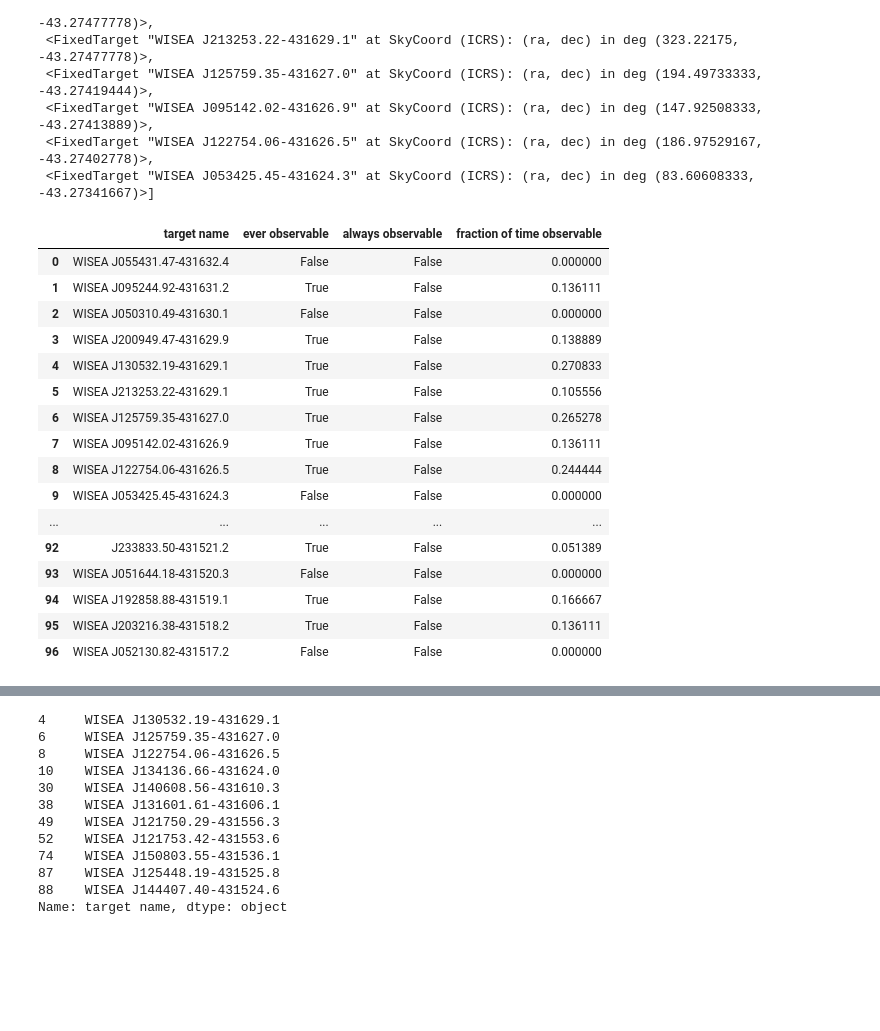
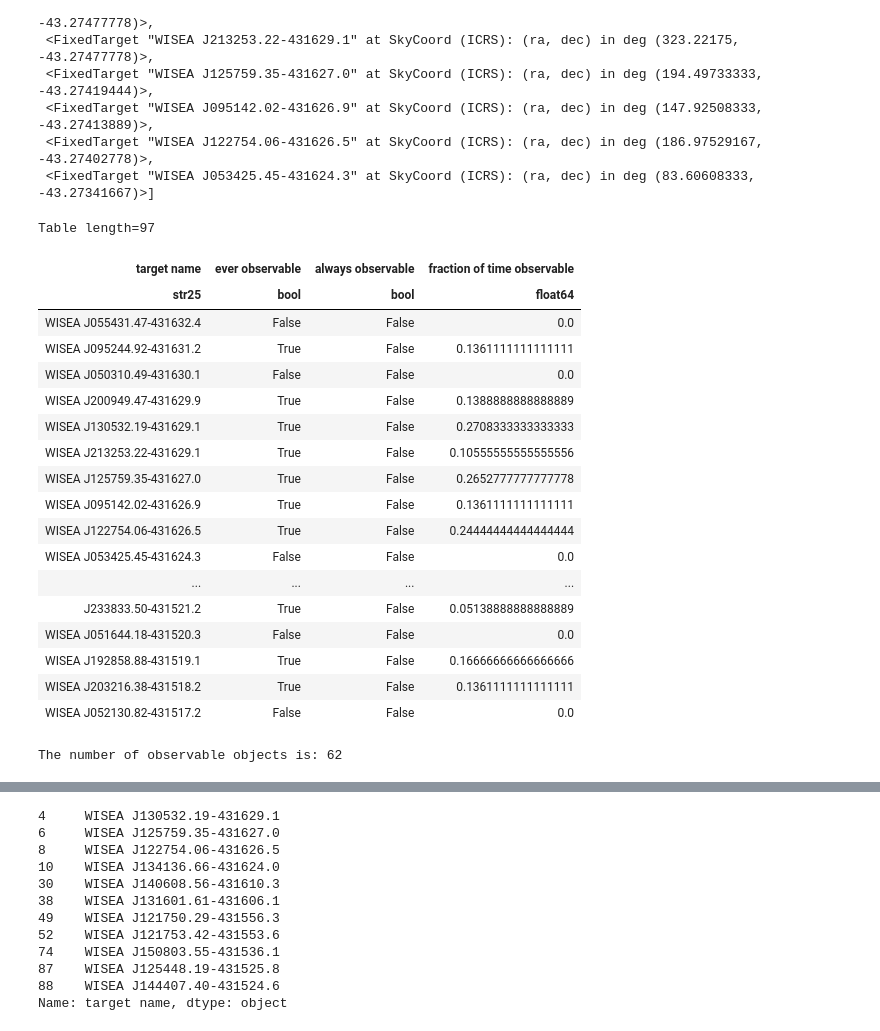
Before and after one commit to mcedillstein/Navigating_Night_Sky, a Jupyter notebook: Mercedes and Joseph Navigating the Night Sky.ipynb, the cells around one changed output, grey strips where cells are left out. Cells and saved outputs as stored; diff of their text form; code cells hidden in the pictures; blank space fills up the shorter version.

```diff
--- a/Mercedes and Joseph Navigating the Night Sky.ipynb
+++ b/Mercedes and Joseph Navigating the Night Sky.ipynb
@@ -65,35 +68,42 @@ from astropy.table import Table
 from astroplan import is_observable, is_always_observable, months_observable
 from astroplan.utils import time_grid_from_range
 # %%
+# Now we are going to make a mask of constraining factors that we will fit into our observing table to rule out
+# any objects that won't be observable during our observing window.
+constraints=[AirmassConstraint(1.5), AtNightConstraint.twilight_astronomical(), MoonSeparationConstraint(35*u.deg)]
 
-constraints = [AirmassConstraint(1.5), AtNightConstraint.twilight_astronomical(), MoonSeparationConstraint(35*u.deg)]
-
+# Now we will define our observing time window.
 beginning=Time(['2019-05-15'])
 end=Time(['2019-05-30'])
 
 window_range=[beginning, end]
 window_time_grid=time_grid_from_range(window_range)
 observation_range=Time(['2019-05-15','2019-05-30'])
 
 observing_table=observability_table(constraints, dupont, targets, time_range=observation_range)
-pd.set_option('display.max_rows', 100)
-observing_table1=observing_table.to_pandas()
-observing_table1
+observing_table
 # %% [output]
+Table length=97
-|  | target name | ever observable | always observable | fraction of time observable |
-| 0 | WISEA J055431.47-431632.4 | False | False | 0.000000 |
-| 1 | WISEA J095244.92-431631.2 | True | False | 0.136111 |
-| 2 | WISEA J050310.49-431630.1 | False | False | 0.000000 |
-| 3 | WISEA J200949.47-431629.9 | True | False | 0.138889 |
-| 4 | WISEA J130532.19-431629.1 | True | False | 0.270833 |
-| 5 | WISEA J213253.22-431629.1 | True | False | 0.105556 |
-| 6 | WISEA J125759.35-431627.0 | True | False | 0.265278 |
-| 7 | WISEA J095142.02-431626.9 | True | False | 0.136111 |
-| 8 | WISEA J122754.06-431626.5 | True | False | 0.244444 |
-| 9 | WISEA J053425.45-431624.3 | False | False | 0.000000 |
-| ... | ... | ... | ... | ... |
-| 92 | J233833.50-431521.2 | True | False | 0.051389 |
-| 93 | WISEA J051644.18-431520.3 | False | False | 0.000000 |
-| 94 | WISEA J192858.88-431519.1 | True | False | 0.166667 |
-| 95 | WISEA J203216.38-431518.2 | True | False | 0.136111 |
-| 96 | WISEA J052130.82-431517.2 | False | False | 0.000000 |
+| target name | ever observable | always observable | fraction of time observable |
+| str25 | bool | bool | float64 |
+| WISEA J055431.47-431632.4 | False | False | 0.0 |
+| WISEA J095244.92-431631.2 | True | False | 0.1361111111111111 |
+| WISEA J050310.49-431630.1 | False | False | 0.0 |
+| WISEA J200949.47-431629.9 | True | False | 0.1388888888888889 |
+| WISEA J130532.19-431629.1 | True | False | 0.2708333333333333 |
+| WISEA J213253.22-431629.1 | True | False | 0.10555555555555556 |
+| WISEA J125759.35-431627.0 | True | False | 0.2652777777777778 |
+| WISEA J095142.02-431626.9 | True | False | 0.1361111111111111 |
+| WISEA J122754.06-431626.5 | True | False | 0.24444444444444444 |
+| WISEA J053425.45-431624.3 | False | False | 0.0 |
+| ... | ... | ... | ... |
+| J233833.50-431521.2 | True | False | 0.05138888888888889 |
+| WISEA J051644.18-431520.3 | False | False | 0.0 |
+| WISEA J192858.88-431519.1 | True | False | 0.16666666666666666 |
+| WISEA J203216.38-431518.2 | True | False | 0.1361111111111111 |
+| WISEA J052130.82-431517.2 | False | False | 0.0 |
+# %%
+obs=observing_table['ever observable']==True
+print('The number of observable objects is:', obs.sum())
+# %% [output]
+The number of observable objects is: 62
```
Also changed, not shown: parts of 18 cells of this notebook.
